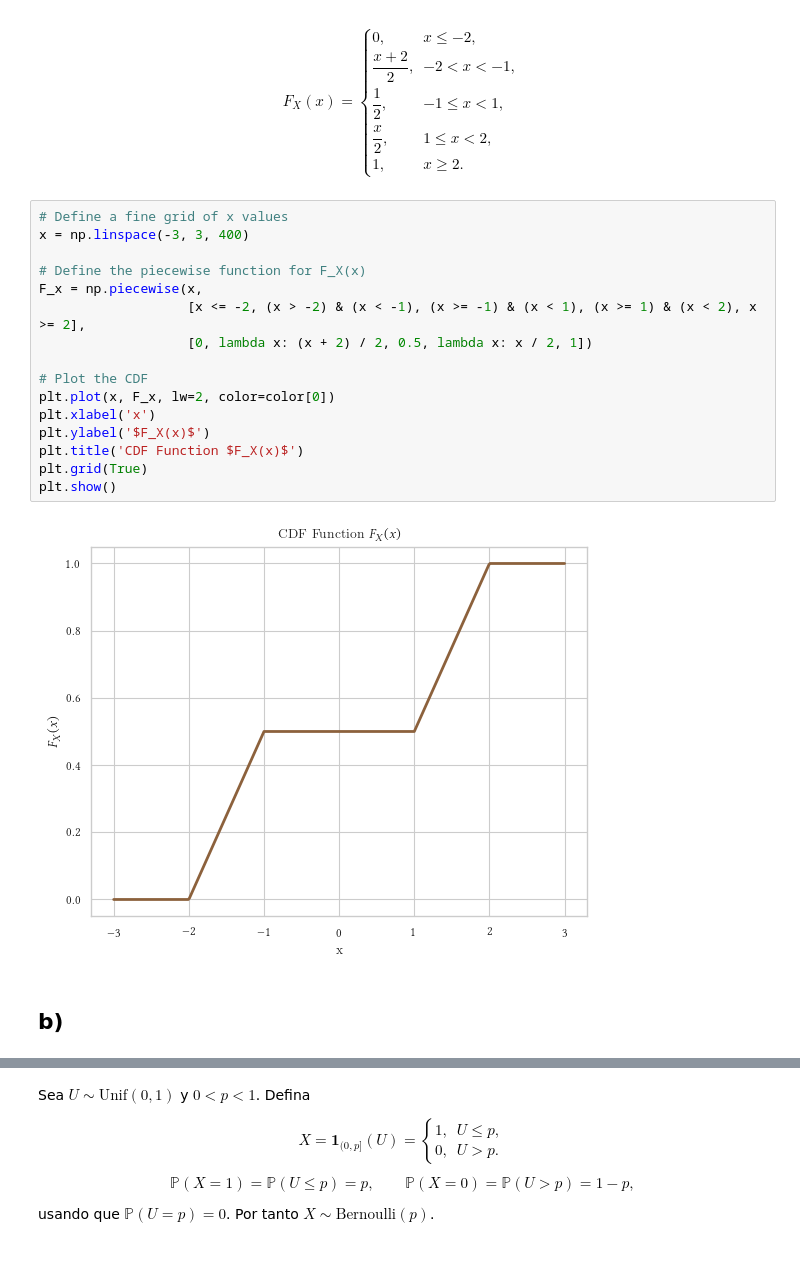
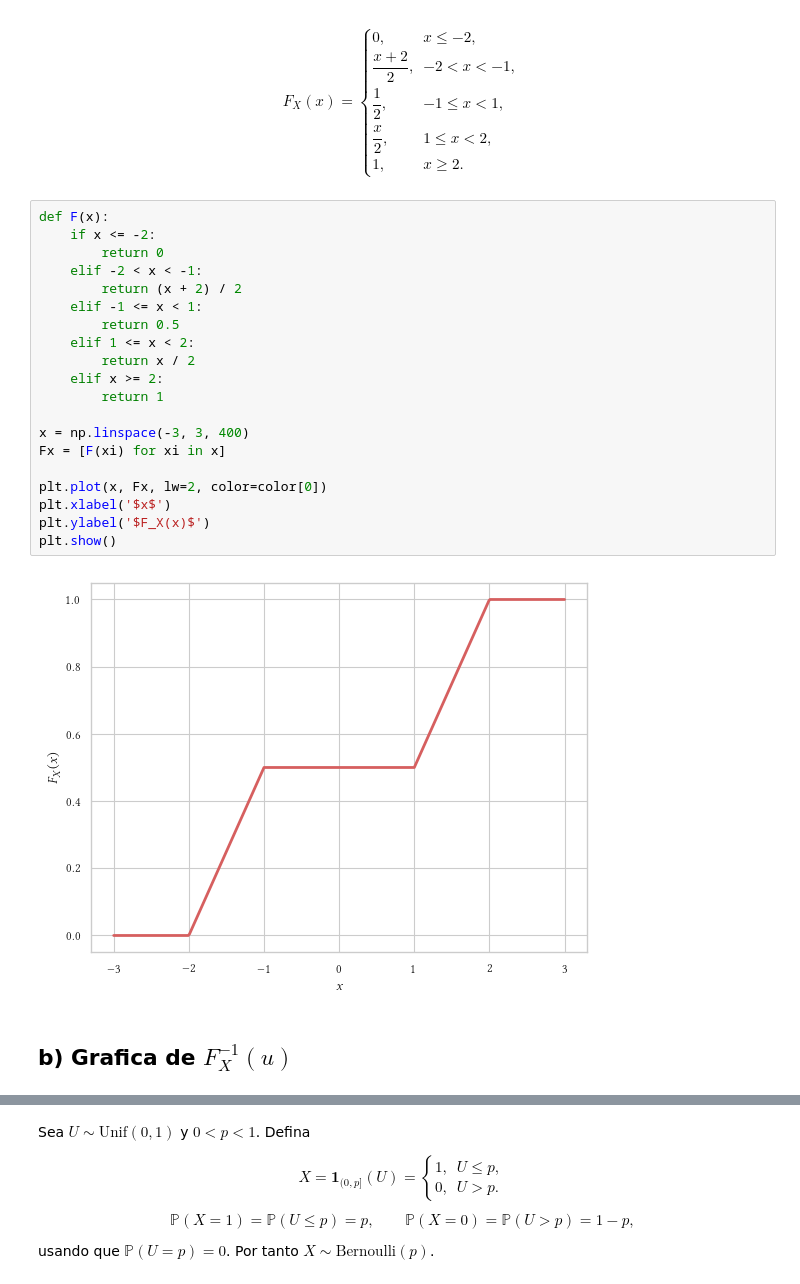
Before and after one commit to heritaco/Simulacion-Estocastica, a Jupyter notebook: 01 Generacion de Variables Aleatorias/02 Metodo de la Transformada Inversa/actividad/notebook.ipynb, the cells around one changed output, grey strips where cells are left out. Cells and saved outputs as stored; diff of their text form; blank space fills up the shorter version.

```diff
--- a/01 Generacion de Variables Aleatorias/02 Metodo de la Transformada Inversa/actividad/notebook.ipynb
+++ b/01 Generacion de Variables Aleatorias/02 Metodo de la Transformada Inversa/actividad/notebook.ipynb
@@ -437,25 +576,29 @@ F_X(x)=
 \end{cases}
 $$
 # %%
-# Define a fine grid of x values
+def F(x):
+    if x <= -2:
+        return 0
+    elif -2 < x < -1:
+        return (x + 2) / 2
+    elif -1 <= x < 1:
+        return 0.5
+    elif 1 <= x < 2:
+        return x / 2
+    elif x >= 2:
+        return 1
+
 x = np.linspace(-3, 3, 400)
+Fx = [F(xi) for xi in x]
 
-# Define the piecewise function for F_X(x)
-F_x = np.piecewise(x,
-                   [x <= -2, (x > -2) & (x < -1), (x >= -1) & (x < 1), (x >= 1) & (x < 2), x >= 2],
-                   [0, lambda x: (x + 2) / 2, 0.5, lambda x: x / 2, 1])
-
-# Plot the CDF
-plt.plot(x, F_x, lw=2, color=color[0])
-plt.xlabel('x')
+plt.plot(x, Fx, lw=2, color=color[0])
+plt.xlabel('$x$')
 plt.ylabel('$F_X(x)$')
-plt.title('CDF Function $F_X(x)$')
-plt.grid(True)
 plt.show()
 # %% [output]
-[figure, old version]
+[figure, new version]
 # %% [markdown]
-## b)
+## b) Grafica de $F_{X}^{-1}(u)$
 # %% [markdown]
 Sea **$U\sim\mathrm{Unif}(0,1)$**.
 
```
Also changed, not shown: parts of 79 cells of this notebook.
